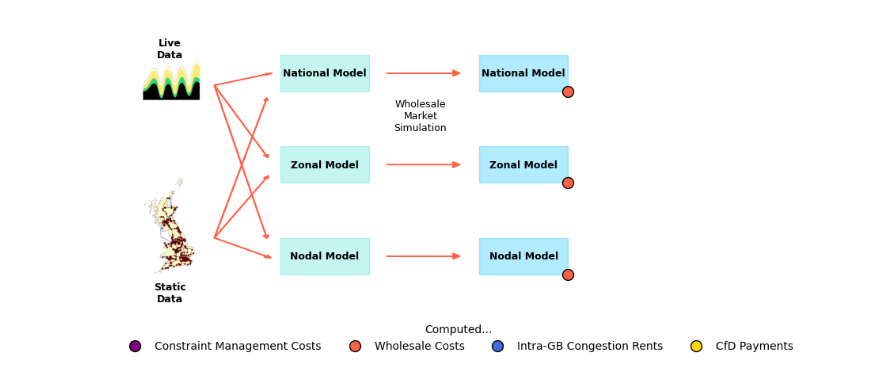
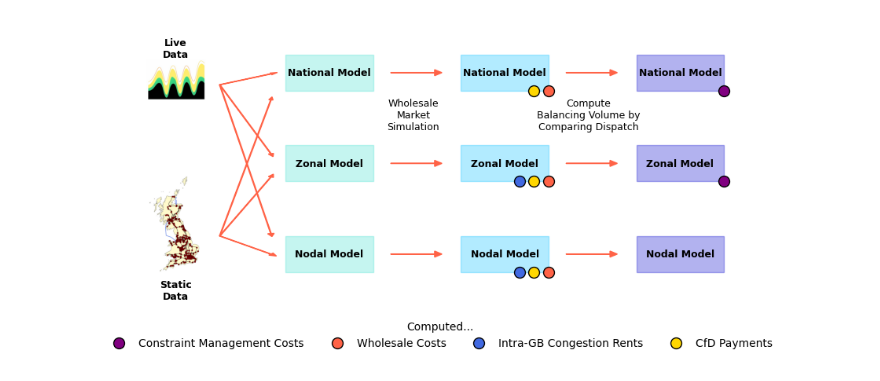
Before and after one commit to LukasFrankenQ/LMP, a Jupyter notebook: notebooks/plot_flowchart.ipynb, the cells around one changed output. Saved outputs shown, nothing was run; the diff lists cells and outputs as text; code cells hidden in the pictures.

```diff
--- a/notebooks/plot_flowchart.ipynb
+++ b/notebooks/plot_flowchart.ipynb
@@ -26,6 +26,7 @@ side_edge = 0.04
 
 left_colour = 'turquoise'
 middle_colour = 'deepskyblue'
+right_colour = 'mediumblue'
 
 box_kwargs = {'linewidth': 1, 'alpha': 0.3, 'zorder': 0}
 
@@ -60,8 +61,8 @@ for x, s in zip(range(3), ['National Model', 'Zonal Model', 'Nodal Model']):
         **arrow_kwargs
         )
 
-d
-mid_gap = 0.15
+
+mid_gap = 0.12
 for x, s in zip(range(3), ['National Model', 'Zonal Model', 'Nodal Model']):
     ax.add_patch(Rectangle(
         (side_edge + mid_gap + bw + 0.2, 1 - top_edge - bh - x * (bh + bgap)),
@@ -83,11 +84,78 @@ for x, s in zip(range(3), ['National Model', 'Zonal Model', 'Nodal Model']):
         **arrow_kwargs
         )
     ax.scatter(
-        [side_edge + 0.206 + bh * 1.2 + 2*bw],
+        [side_edge + 0.206 + bh * 1.2 + 2*bw - 0.03],
         [1 - top_edge - 1.5*bh - x * (bh + bgap) + 0.5*bh],
         s=100, color=colors['wholesale_cost_savings'],
         edgecolor='k',
     )
+    if x > 0:
+        ax.scatter(
+            [side_edge + 0.206 + bh * 1.2 + 2*bw - 0.03 - 0.04],
+            [1 - top_edge - 1.5*bh - x * (bh + bgap) + 0.5*bh],
+            s=100, color=colors['congestion_rent_savings'],
+            edgecolor='k',
+        )
+    ax.scatter(
+        [side_edge + 0.206 + bh * 1.2 + 2*bw - 0.03 - 0.02],
+        [1 - top_edge - 1.5*bh - x * (bh + bgap) + 0.5*bh],
+        s=100, color=colors['cfd_cost_savings'],
+        edgecolor='k',
+    )
+
+
+for x, s in zip(range(3), ['National Model', 'Zonal Model', 'Nodal Model']):
+    ax.add_patch(Rectangle(
+        (side_edge + 2*(mid_gap + bw) + 0.2, 1 - top_edge - bh - x * (bh + bgap)),
+        bw, bh,
+        facecolor=right_colour, edgecolor=right_colour,
+        **box_kwargs
+    ))
+    ax.text(
+        side_edge + (mid_gap + bw)*2 + 0.2 + bw/2,
+        1 - top_edge - bh - x * (bh + bgap) + 0.5*bh,
+        s, va='center', ha='center', fontsize=9, fontweight='bold',
+        )
+    ax.arrow(
+        side_edge + 0.2 + bh * 1.2 + mid_gap + bw,
+        1 - top_edge - bh - x * (bh + bgap) + 0.5*bh,
+        mid_gap - bw/2,
+        0,
+        head_width=0.02,
+        **arrow_kwargs
+        )
+    """
+    ax.arrow(
+        side_edge + 0.19 + bh * 1.2 + 2 * (mid_gap + bw),
+        1 - top_edge - bh - x * (bh + bgap) + 0.5*bh,
+        mid_gap - bw/1.5,
+        0,
+        head_width=0.02,
+        **arrow_kwargs
+        )
+    """
+    if x < 2:
+        ax.scatter(
+            [side_edge + 0.206 + bh * 1.2 + 2*bw + mid_gap + bw - 0.03],
+            [1 - top_edge - 1.5*bh - x * (bh + bgap) + 0.5*bh],
+            s=100, color=colors['balancing_cost_savings'],
+            edgecolor='k',
+        )
+    """
+    if x > 0:
+        ax.scatter(
+            [side_edge + 0.206 + bh * 1.2 + 2*bw + mid_gap + bw*1.5],
+            [1 - top_edge - 1.5*bh - x * (bh + bgap) + 0.5*bh+0.25*bh],
+            s=100, color=colors['congestion_rent_savings'],
+            edgecolor='k',
+        )
+    ax.scatter(
+        [side_edge + 0.206 + bh * 1.2 + 2*bw + mid_gap + bw*1.5],
+        [1 - top_edge - 1.5*bh - x * (bh + bgap) + 0.5*bh+0.75*bh],
+        s=100, color=colors['cfd_cost_savings'],
+        edgecolor='k',
+    )
+    """
 
 network_img = mping.imread('networkpng.PNG')
 ax.imshow(network_img, extent=(0.05, 0.13, 0.18, 0.5), aspect='auto')
@@ -105,38 +173,40 @@ ax.spines['left'].set_visible(False)
 ax.set_xticks([])
 ax.set_yticks([])
 
-ax.set_xlim(0, 1)
+ax.set_xlim(0, 1.)
 ax.set_ylim(0, 1)
 
 
 
 nice_names = {
     'balancing_cost_savings': 'Constraint Management Costs',
     'wholesale_cost_savings': 'Wholesale Costs',
     'congestion_rent_savings': 'Intra-GB Congestion Rents',
     'cfd_cost_savings': 'CfD Payments',
 }
 
 from matplotlib.lines import Line2D
 
 labels, handles = [], []
 for key in list(colors):
     c, name = colors[key], nice_names[key]
     handles.append(Line2D([0], [0], color='w', marker='o', markersize=10, markerfacecolor=c, markeredgecolor='k'))
     labels.append(name)
 
 ax.legend(
     handles, labels,
     title='Computed...',
-    bbox_to_anchor=(0.95, 0.05),
+    bbox_to_anchor=(0.92, 0.05),
     ncol=4,
     frameon=False,
 )
 
-ax.text(0.43, 0.7, 'Wholesale\nMarket\nSimulation', va='center', ha='center', fontsize=9)
+ax.text(0.415, 0.7, 'Wholesale\nMarket\nSimulation', va='center', ha='center', fontsize=9)
+ax.text(0.415 + mid_gap + bw, 0.7, 'Compute\nBalancing Volume by\nComparing Dispatch', va='center', ha='center', fontsize=9)
+# ax.text(0.4 + 2 * (mid_gap + bw), 0.7, 'Postprocessing', va='center', ha='center', fontsize=9)
 
 
 plt.savefig('model_flowchart.png', dpi=300)
 plt.show()
 # %% [output]
-[figure, old version]
+[figure, new version]
```
Also changed, not shown: 4 other files.
